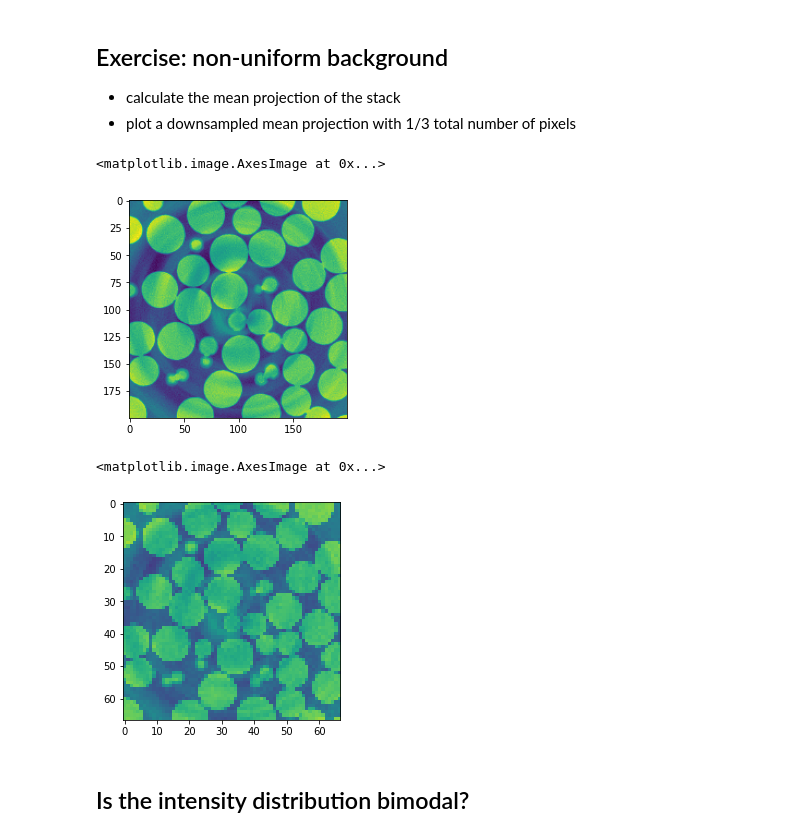
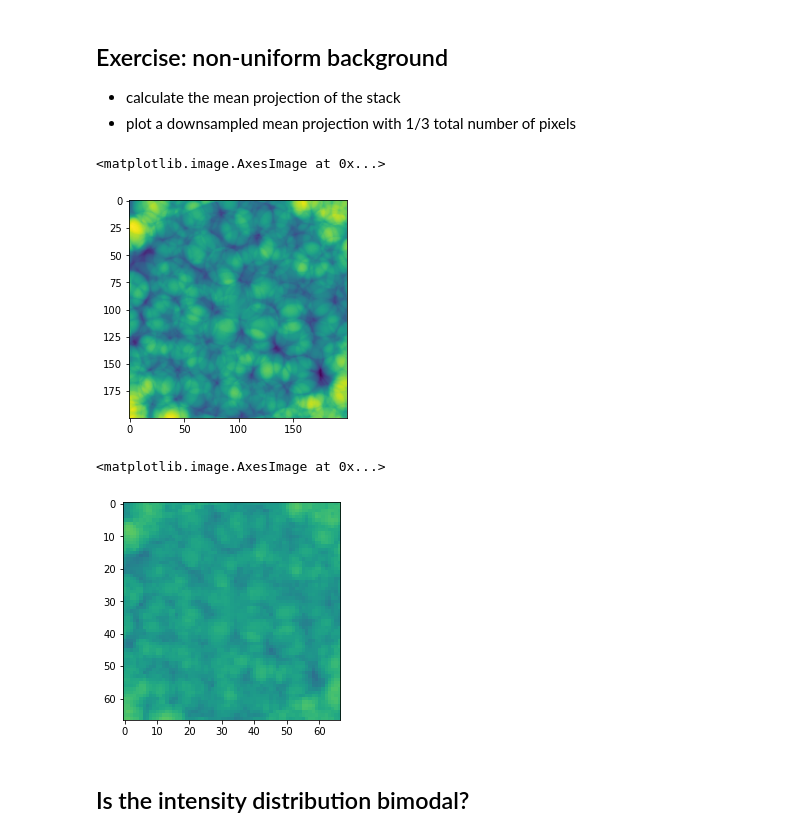
Before and after one commit to CameraIA/dipmicroct, a Jupyter notebook: partII/01_analyze3D.ipynb, the cells around one changed output. Saved outputs shown, nothing was run; the diff lists cells and outputs as text; code cells hidden in the pictures.

```diff
--- a/partII/01_analyze3D.ipynb
+++ b/partII/01_analyze3D.ipynb
@@ -88,20 +88,20 @@ def slicing(b,lut='viridis'):
 # %%
 # %load solutions/ex01.py
 x,_,_ = img.shape
-IM_MEAN = img[0,:,:]
+IM_MEAN = img[0,:,:]/x
 for M in np.arange(1,x):
-    IM_MEAN = IM_MEAN + M//x
+    IM_MEAN = IM_MEAN + img[M,:,:]/x
 plt.imshow(IM_MEAN,vmin=np.min(IM_MEAN),vmax=np.max(IM_MEAN))
 # %% [output]
 <matplotlib.image.AxesImage at 0x...>
-[figure, old version]
+[figure, new version]
 # %%
 # %load solutions/ex02.py
 #create a downsampled mean projection with 1/3 total number of pixels
 plt.imshow(IM_MEAN[::3,::3],vmin=0,vmax=255)
 # %% [output]
 <matplotlib.image.AxesImage at 0x...>
-[figure, old version]
+[figure, new version]
 # %% [markdown]
 ## Is the intensity distribution bimodal?
 # %%
```
Also changed, not shown: parts of 10 cells of this notebook.
